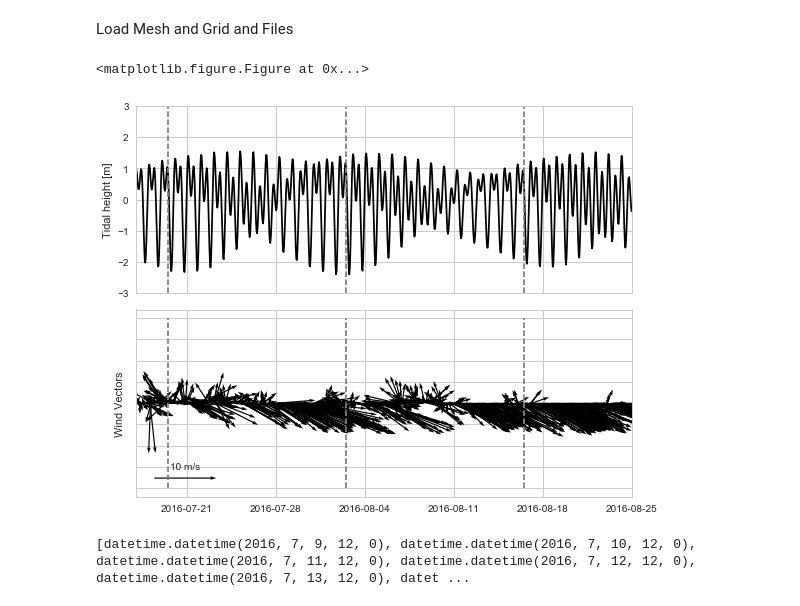
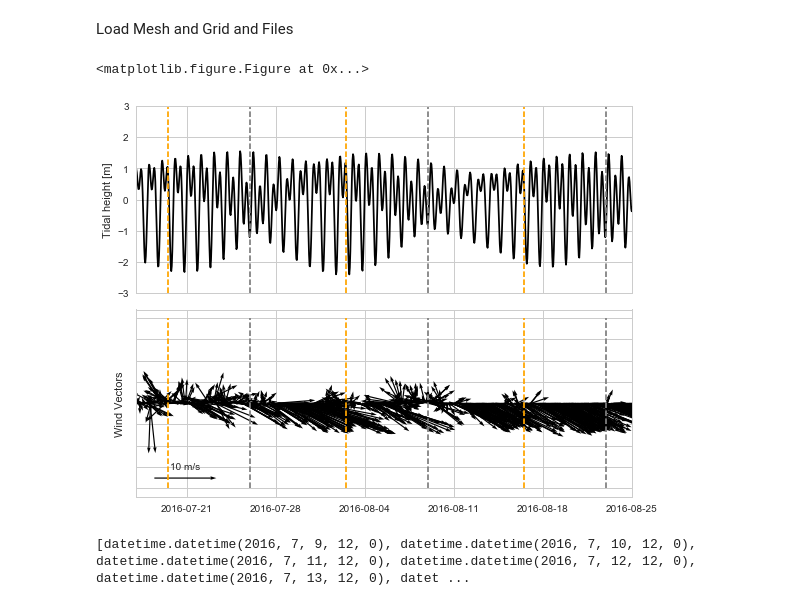
Before and after one commit to SalishSeaCast/analysis-giorgio-2, a Jupyter notebook: revised_notebooks/3analysis_plots/Winds.ipynb, the cells around one changed output. Saved outputs shown, nothing was run; the diff lists cells and outputs as text; code cells hidden in the pictures.

```diff
--- a/revised_notebooks/3analysis_plots/Winds.ipynb
+++ b/revised_notebooks/3analysis_plots/Winds.ipynb
@@ -218,6 +218,8 @@ def plot_tides(ax, sdt, edt, times, ts_lines,
     ax.set_ylim([-3,3])
 
     for t in hb_times:
+        ax.plot([t,t], [-3,3], '--', color='orange')
+    for t in others:
         ax.plot([t,t], [-3,3], '--', color='gray')
 
 
@@ -247,34 +249,49 @@ def plot_winds(ax, location, lons, lats, sdt, edt, times, ts_lines):
 
     qk = ax.quiverkey(q, 0.1, 0.1, 10, '10 m/s')
     ax.set_yticklabels([])
     ax.set_xlim([sdt,edt])
     ax.set_ylabel('Wind Vectors')
 
     for t in hb_times:
+        ax.plot([t,t], [-1,1], '--', color='orange')
+    for t in others:
         ax.plot([t,t], [-1,1], '--', color='gray')
+
+
 
     plt.tight_layout()
 
 sns.set_style('whitegrid')
 fig, axs = plt.subplots(2,1, figsize=(8, 6), sharex=True)
 level = 0
 
 hb_times = [datetime.datetime(2016, 7, 19, 12, 0),
             datetime.datetime(2016, 8, 2, 12, 0),
             datetime.datetime(2016, 8, 16, 12, 0) ]
 
+others = np.array(
+    [
+
+    datetime.datetime(2016, 7, 26),
+
+    datetime.datetime(2016, 8, 9),
+
+    datetime.datetime(2016, 8, 23),
+    ]
+                            )
+
 ts_lines=np.array([ 0, 1, 2, 14, 21, 28])
 
 
 plot_tides(axs[0], start, end, times, ts_lines)
 
 
 plot_winds(axs[1], 'East', OPlon, OPlat, start, end,times, ts_lines)
 
 plt.savefig("/ocean/gsgarbi/MEOPAR/private-docs/reports/IonaProject/ionafigs/winds1.png")
 # %% [output]
 <matplotlib.figure.Figure at 0x...>
-[figure, old version]
+[figure, new version]
 # %%
 print (times)
 # %% [output]
```
Also changed, not shown: 10 other files.
